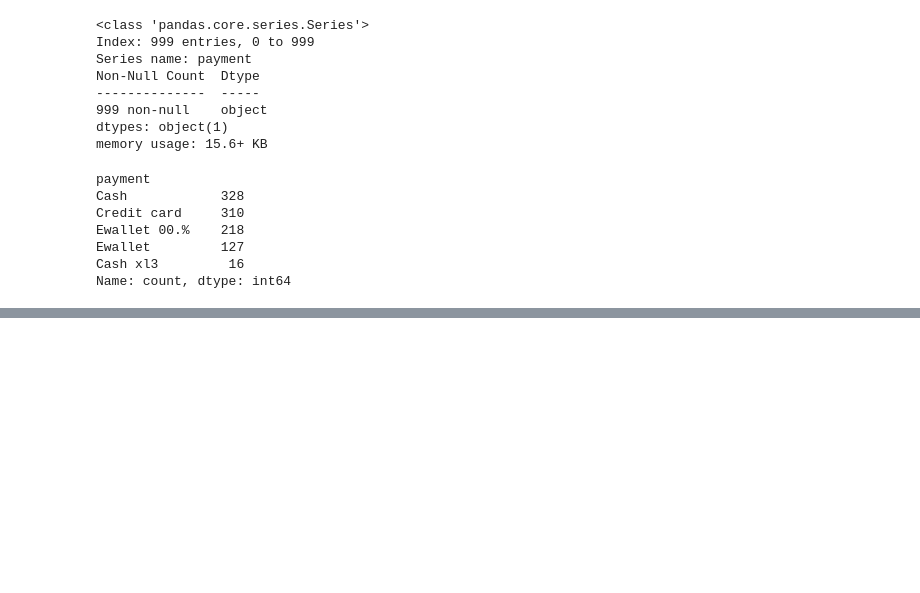
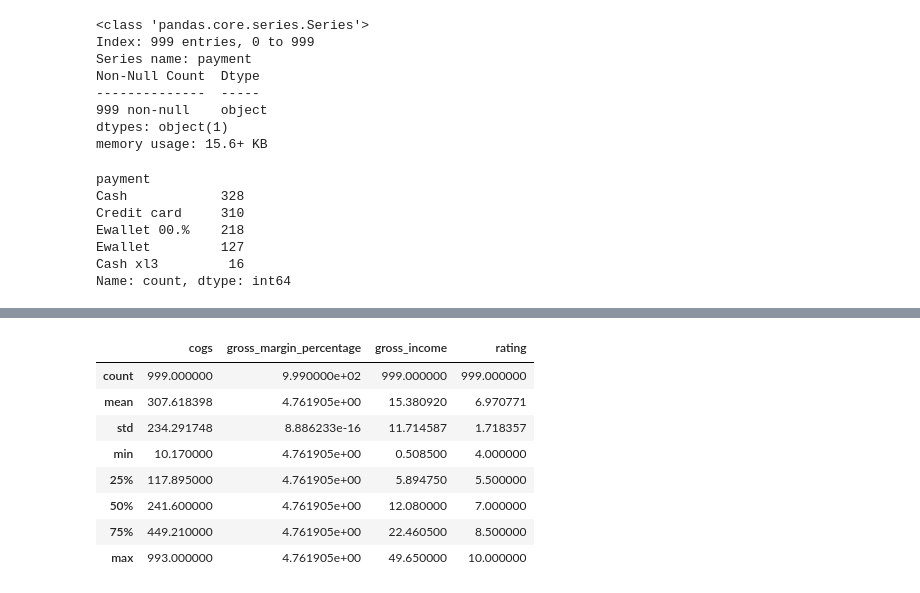
Before and after one commit to 4J-Consulting/FreshMarket-project, a Jupyter notebook: Proceso de limpieza/Verificasion y limpieza fresh-market.ipynb, the cells around one changed output, grey strips where cells are left out. Drawn from its saved outputs; the diff is of its cells as text; code cells hidden in the pictures; blank space fills up the shorter version.

```diff
--- a/Proceso de limpieza/Verificasion y limpieza fresh-market.ipynb
+++ b/Proceso de limpieza/Verificasion y limpieza fresh-market.ipynb
@@ -446,0 +475,13 @@ Name: count, dtype: int64
+# %%
+data[['cogs', 'gross_margin_percentage', 'gross_income',
+       'rating']].describe()
+# %% [output]
+|  | cogs | gross_margin_percentage | gross_income | rating |
+| count | 999.000000 | 9.990000e+02 | 999.000000 | 999.000000 |
+| mean | 307.618398 | 4.761905e+00 | 15.380920 | 6.970771 |
+| std | 234.291748 | 8.886233e-16 | 11.714587 | 1.718357 |
+| min | 10.170000 | 4.761905e+00 | 0.508500 | 4.000000 |
+| 25% | 117.895000 | 4.761905e+00 | 5.894750 | 5.500000 |
+| 50% | 241.600000 | 4.761905e+00 | 12.080000 | 7.000000 |
+| 75% | 449.210000 | 4.761905e+00 | 22.460500 | 8.500000 |
+| max | 993.000000 | 4.761905e+00 | 49.650000 | 10.000000 |
```
Also changed, not shown: parts of 18 cells of this notebook.
